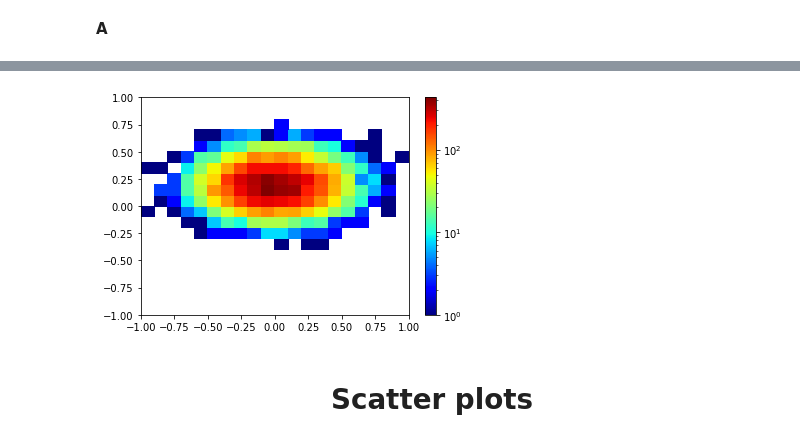
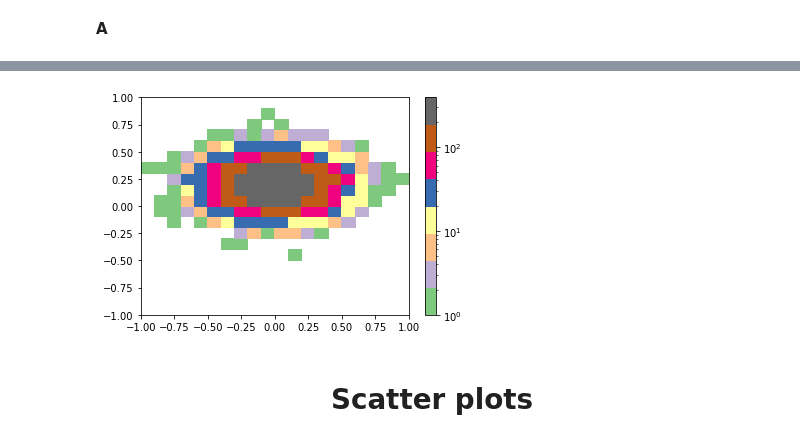
Before and after one commit to seryafarma/FDSTeam50, a Jupyter notebook: Week36/Worked/lecture1_notebook4_matplotlib - answered.ipynb, the cells around one changed output, grey strips where cells are left out. Drawn from its saved outputs; the diff is of its cells as text; code cells hidden in the pictures.

```diff
--- a/Week36/Worked/lecture1_notebook4_matplotlib - answered.ipynb
+++ b/Week36/Worked/lecture1_notebook4_matplotlib - answered.ipynb
@@ -144,14 +164,14 @@ dir(plt.cm)
 # %%
 from matplotlib.colors import LogNorm
 x = np.random.normal(loc=0.0,scale=0.25,size=10000)
 y = np.random.normal(loc=0.2,scale=0.15,size=10000)
 xbins = np.linspace(-1,1,21)
 ybins = np.linspace(-1,1,21)
-plt.hist2d(x, y, bins=[xbins,ybins], norm=LogNorm(), cmap='jet')
+plt.hist2d(x, y, bins=[xbins,ybins], norm=LogNorm(), cmap='Accent')
 plt.colorbar()
 plt.show()
 # %% [output]
-[figure, old version]
+[figure, new version]
 # %% [markdown]
 <h1><center> Scatter plots </center></h1>
 # %%
```
Also changed, not shown: parts of 2 cells of this notebook, 3 other files.
